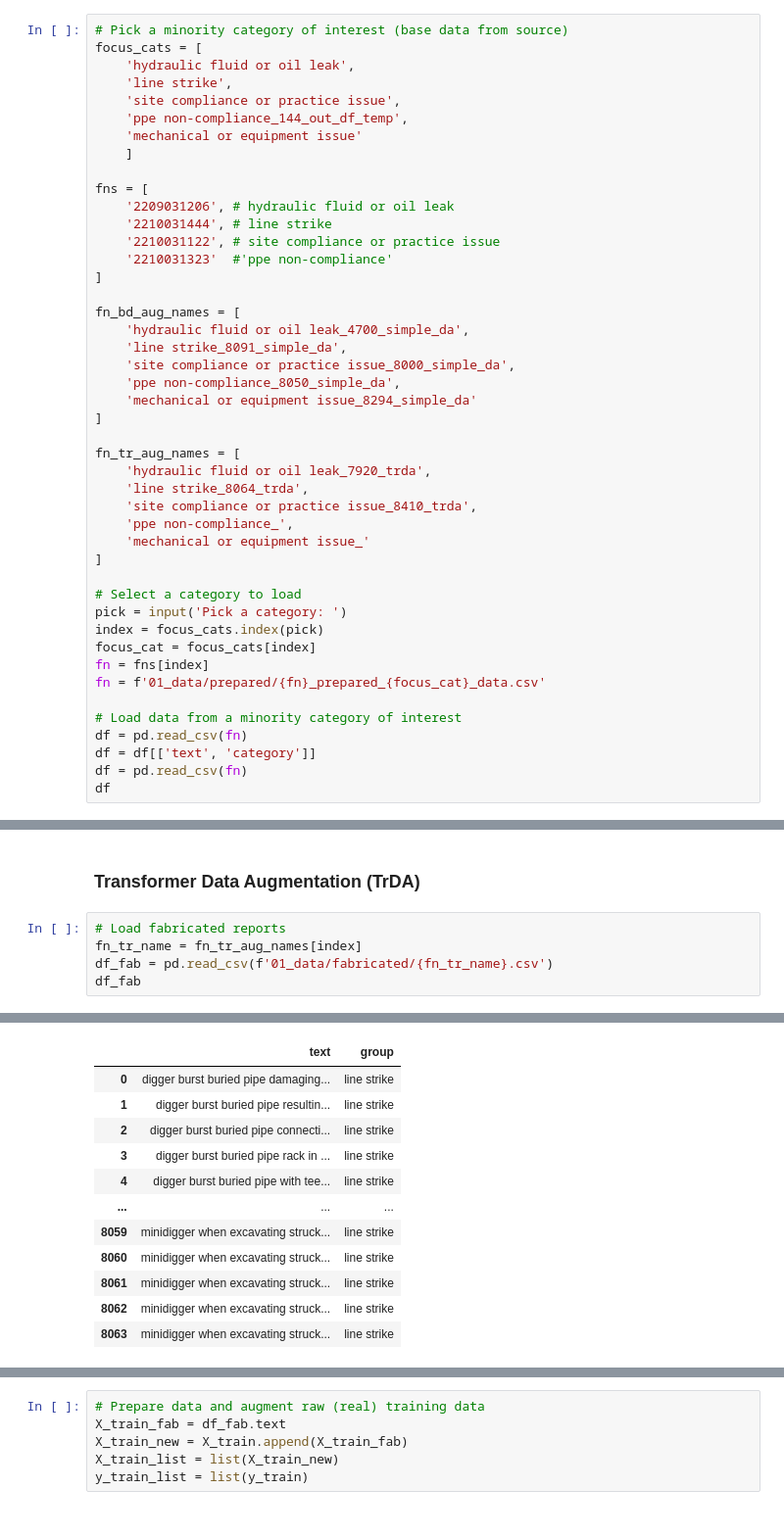
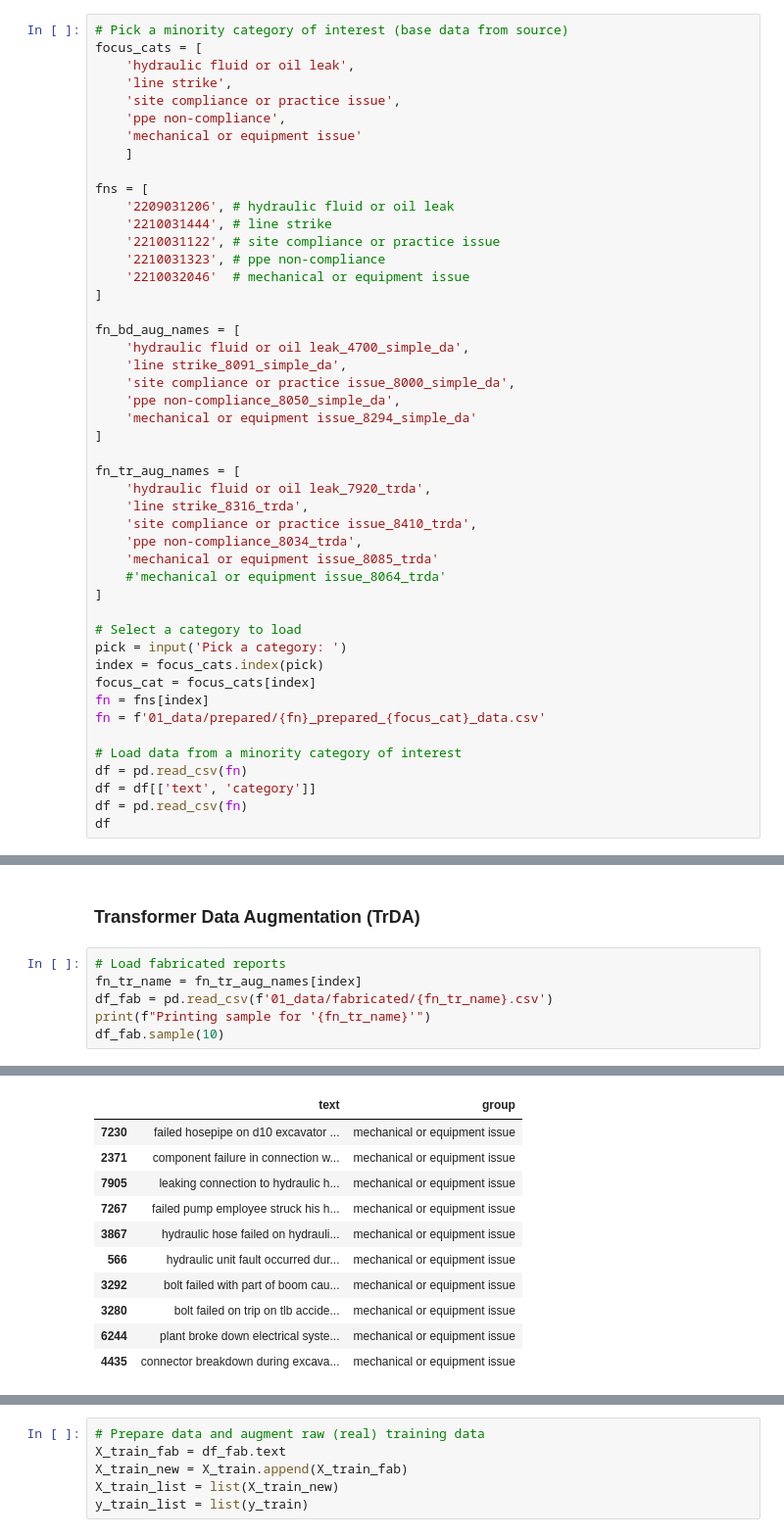
Before and after one commit to 3minuterecord/safety_report_topic_classification, a Jupyter notebook: 09_topic_classification/safety_BiLSTM_BDA_trDA.ipynb, the cells around one changed output, grey strips where cells are left out. Shown at 98% size. Saved outputs shown, nothing was run; the diff lists cells and outputs as text.

```diff
--- a/09_topic_classification/safety_BiLSTM_BDA_trDA.ipynb
+++ b/09_topic_classification/safety_BiLSTM_BDA_trDA.ipynb
@@ -43,7 +61,7 @@ focus_cats = [
     'hydraulic fluid or oil leak',
     'line strike',
     'site compliance or practice issue',
-    'ppe non-compliance_144_out_df_temp',
+    'ppe non-compliance',
     'mechanical or equipment issue'
     ]
 
@@ -51,7 +69,8 @@ fns = [
     '2209031206', # hydraulic fluid or oil leak
     '2210031444', # line strike
     '2210031122', # site compliance or practice issue
-    '2210031323'  #'ppe non-compliance'
+    '2210031323', # ppe non-compliance
+    '2210032046'  # mechanical or equipment issue
 ]
 
 fn_bd_aug_names = [
@@ -64,10 +83,11 @@ fn_bd_aug_names = [
 
 fn_tr_aug_names = [
     'hydraulic fluid or oil leak_7920_trda',
-    'line strike_8064_trda',
+    'line strike_8316_trda',
     'site compliance or practice issue_8410_trda',
-    'ppe non-compliance_',
-    'mechanical or equipment issue_'
+    'ppe non-compliance_8034_trda',
+    'mechanical or equipment issue_8085_trda'
+    #'mechanical or equipment issue_8064_trda'
 ]
 
 # Select a category to load
@@ -244,5 +263,6 @@ y_train = df_shuff.category
 # Load fabricated reports
 fn_tr_name = fn_tr_aug_names[index]
 df_fab = pd.read_csv(f'01_data/fabricated/{fn_tr_name}.csv')
-df_fab
+print(f"Printing sample for '{fn_tr_name}'")
+df_fab.sample(10)
 # %% [output]
@@ -249,12 +270,11 @@ df_fab
 |  | text | group |
-| 0 | digger burst buried pipe damaging... | line strike |
-| 1 | digger burst buried pipe resultin... | line strike |
-| 2 | digger burst buried pipe connecti... | line strike |
-| 3 | digger burst buried pipe rack in ... | line strike |
-| 4 | digger burst buried pipe with tee... | line strike |
-| ... | ... | ... |
-| 8059 | minidigger when excavating struck... | line strike |
-| 8060 | minidigger when excavating struck... | line strike |
-| 8061 | minidigger when excavating struck... | line strike |
-| 8062 | minidigger when excavating struck... | line strike |
-| 8063 | minidigger when excavating struck... | line strike |
+| 7230 | failed hosepipe on d10 excavator ... | mechanical or equipment issue |
+| 2371 | component failure in connection w... | mechanical or equipment issue |
+| 7905 | leaking connection to hydraulic h... | mechanical or equipment issue |
+| 7267 | failed pump employee struck his h... | mechanical or equipment issue |
+| 3867 | hydraulic hose failed on hydrauli... | mechanical or equipment issue |
+| 566 | hydraulic unit fault occurred dur... | mechanical or equipment issue |
+| 3292 | bolt failed with part of boom cau... | mechanical or equipment issue |
+| 3280 | bolt failed on trip on tlb accide... | mechanical or equipment issue |
+| 6244 | plant broke down electrical syste... | mechanical or equipment issue |
+| 4435 | connector breakdown during excava... | mechanical or equipment issue |
```
Also changed, not shown: parts of 35 cells of this notebook, 8 other files.
